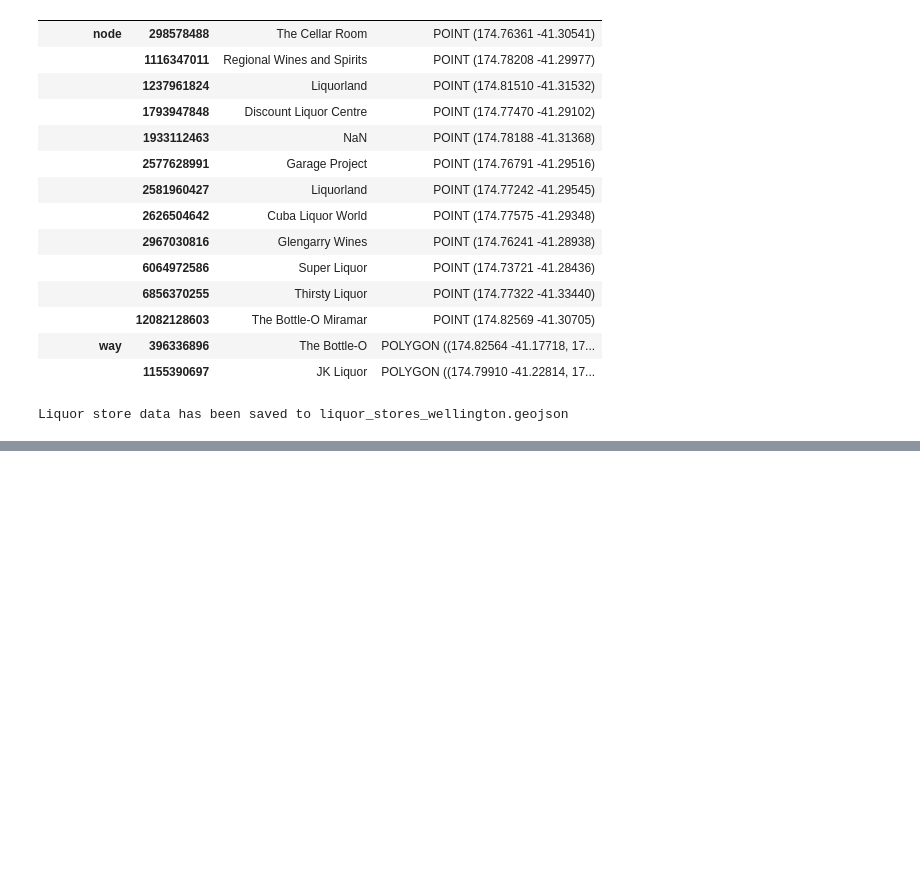
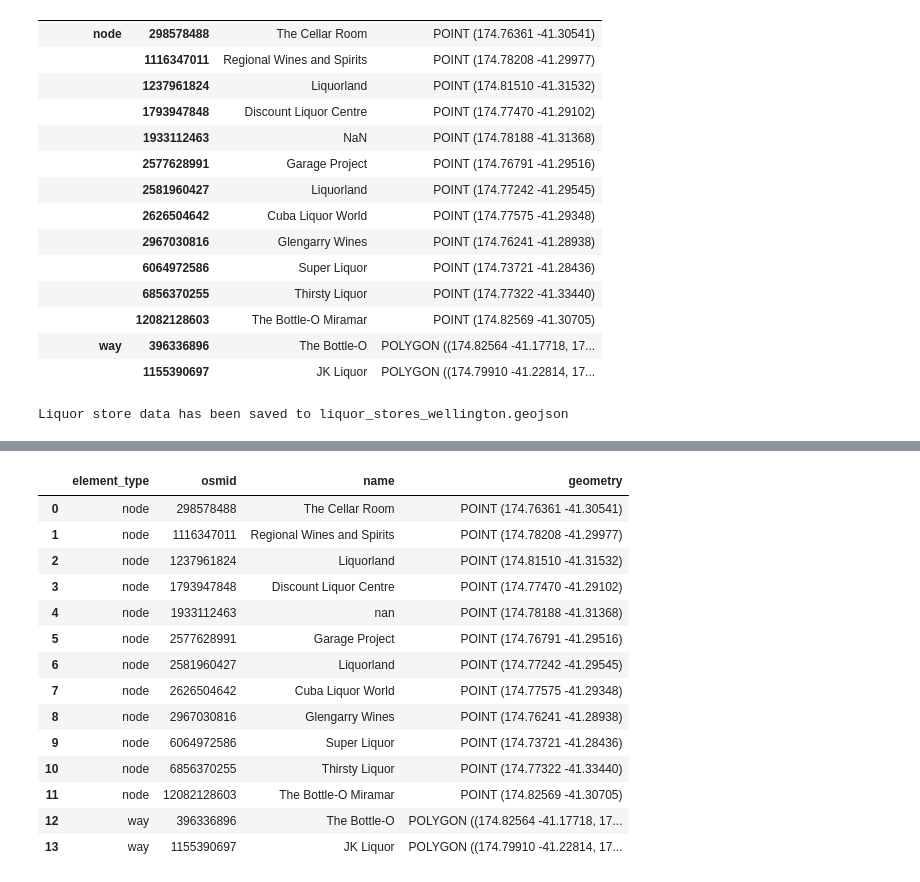
Before and after one commit to DarioDang/wellington-crash-modelling, a Jupyter notebook: scripts/01_liquor_store_location.ipynb, the cells around one changed output, grey strips where cells are left out. Drawn from its saved outputs; the diff is of its cells as text; code cells hidden in the pictures; blank space fills up the shorter version.

```diff
--- a/scripts/01_liquor_store_location.ipynb
+++ b/scripts/01_liquor_store_location.ipynb
@@ -47,0 +69,22 @@ Liquor store data has been saved to liquor_stores_wellington.geojson
+# %%
+# Load the car crash dataset from the GeoJSON file, this only includes the Wellington Region in last 10 years
+alcohol_store_gdf = gpd.read_file('../data/liquor_stores_wellington.geojson')
+
+# Show the output
+alcohol_store_gdf.head(20)
+# %% [output]
+|  | element_type | osmid | name | geometry |
+| 0 | node | 298578488 | The Cellar Room | POINT (174.76361 -41.30541) |
+| 1 | node | 1116347011 | Regional Wines and Spirits | POINT (174.78208 -41.29977) |
+| 2 | node | 1237961824 | Liquorland | POINT (174.81510 -41.31532) |
+| 3 | node | 1793947848 | Discount Liquor Centre | POINT (174.77470 -41.29102) |
+| 4 | node | 1933112463 | nan | POINT (174.78188 -41.31368) |
+| 5 | node | 2577628991 | Garage Project | POINT (174.76791 -41.29516) |
+| 6 | node | 2581960427 | Liquorland | POINT (174.77242 -41.29545) |
+| 7 | node | 2626504642 | Cuba Liquor World | POINT (174.77575 -41.29348) |
+| 8 | node | 2967030816 | Glengarry Wines | POINT (174.76241 -41.28938) |
+| 9 | node | 6064972586 | Super Liquor | POINT (174.73721 -41.28436) |
+| 10 | node | 6856370255 | Thirsty Liquor | POINT (174.77322 -41.33440) |
+| 11 | node | 12082128603 | The Bottle-O Miramar | POINT (174.82569 -41.30705) |
+| 12 | way | 396336896 | The Bottle-O | POLYGON ((174.82564 -41.17718, 17... |
+| 13 | way | 1155390697 | JK Liquor | POLYGON ((174.79910 -41.22814, 17... |
```
Also changed, not shown: parts of 9 cells of this notebook, 2 other files.
